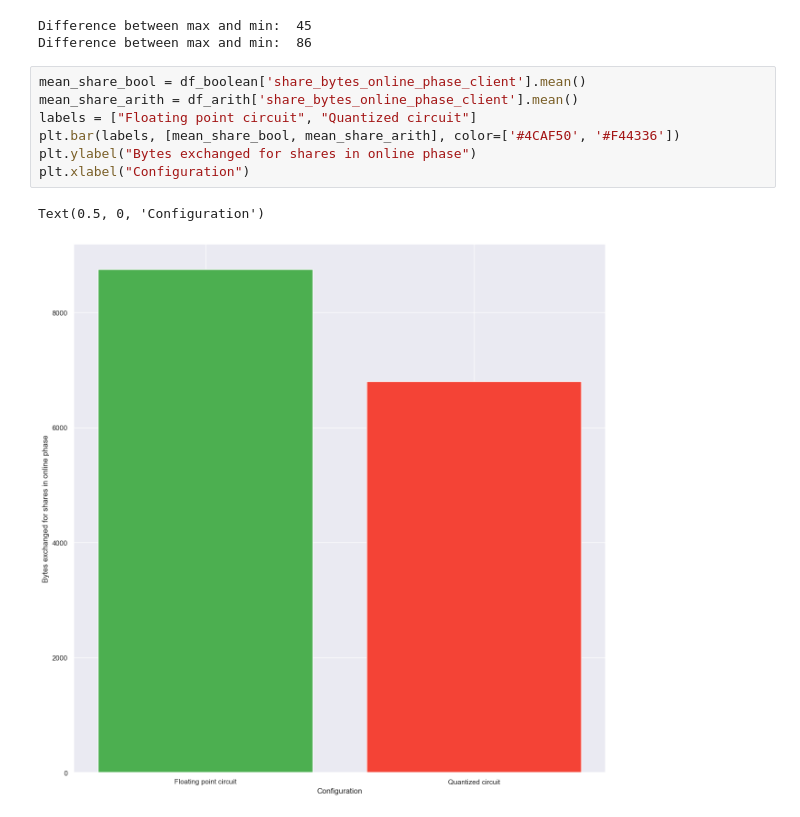
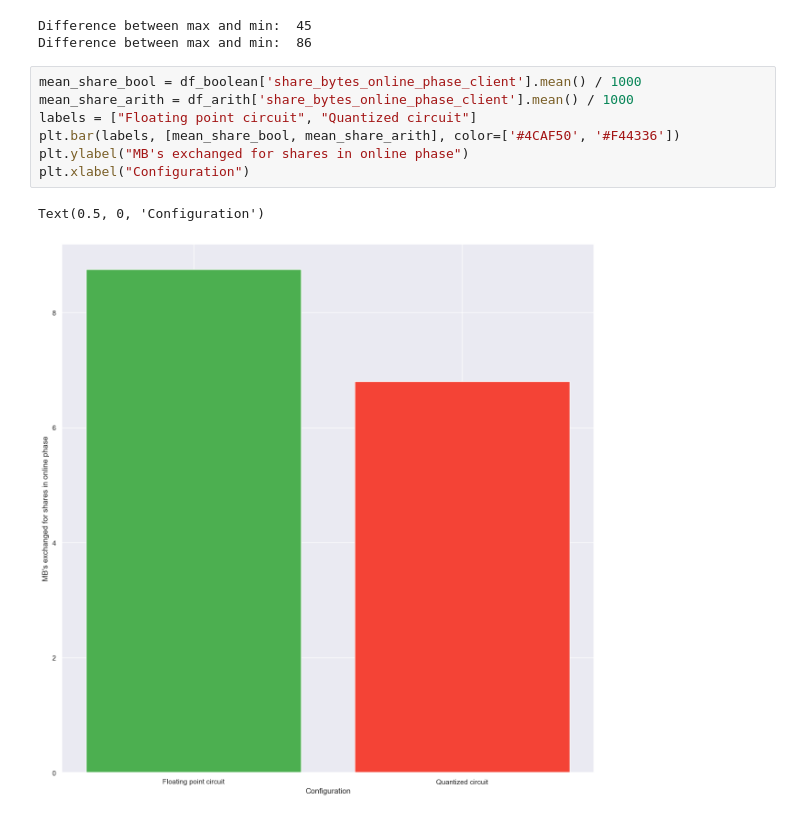
Before and after one commit to ChiemStevens/pffrocd, a Jupyter notebook: plotting/32-old vs 32-new.ipynb, the cells around one changed output. Drawn from its saved outputs; the diff is of its cells as text.

Commit message:
visual

```diff
--- a/plotting/32-old vs 32-new.ipynb
+++ b/plotting/32-old vs 32-new.ipynb
@@ -101,15 +101,15 @@ print("Difference between max and min: ", difference)
 Difference between max and min:  45
 Difference between max and min:  86
 # %%
-mean_share_bool = df_boolean['share_bytes_online_phase_client'].mean()
-mean_share_arith = df_arith['share_bytes_online_phase_client'].mean()
+mean_share_bool = df_boolean['share_bytes_online_phase_client'].mean() / 1000
+mean_share_arith = df_arith['share_bytes_online_phase_client'].mean() / 1000
 labels = ["Floating point circuit", "Quantized circuit"]
 plt.bar(labels, [mean_share_bool, mean_share_arith], color=['#4CAF50', '#F44336'])
-plt.ylabel("Bytes exchanged for shares in online phase")
+plt.ylabel("MB's exchanged for shares in online phase")
 plt.xlabel("Configuration")
 # %% [output]
 Text(0.5, 0, 'Configuration')
-[figure, old version]
+[figure, new version]
 # %%
 labels = ["Floating point circuit", "Quantized circuit", "Floating point circuit", "Quantized circuit"]
 # grab the mean for the server communication
```
Also changed, not shown: parts of 1 cell of this notebook.
